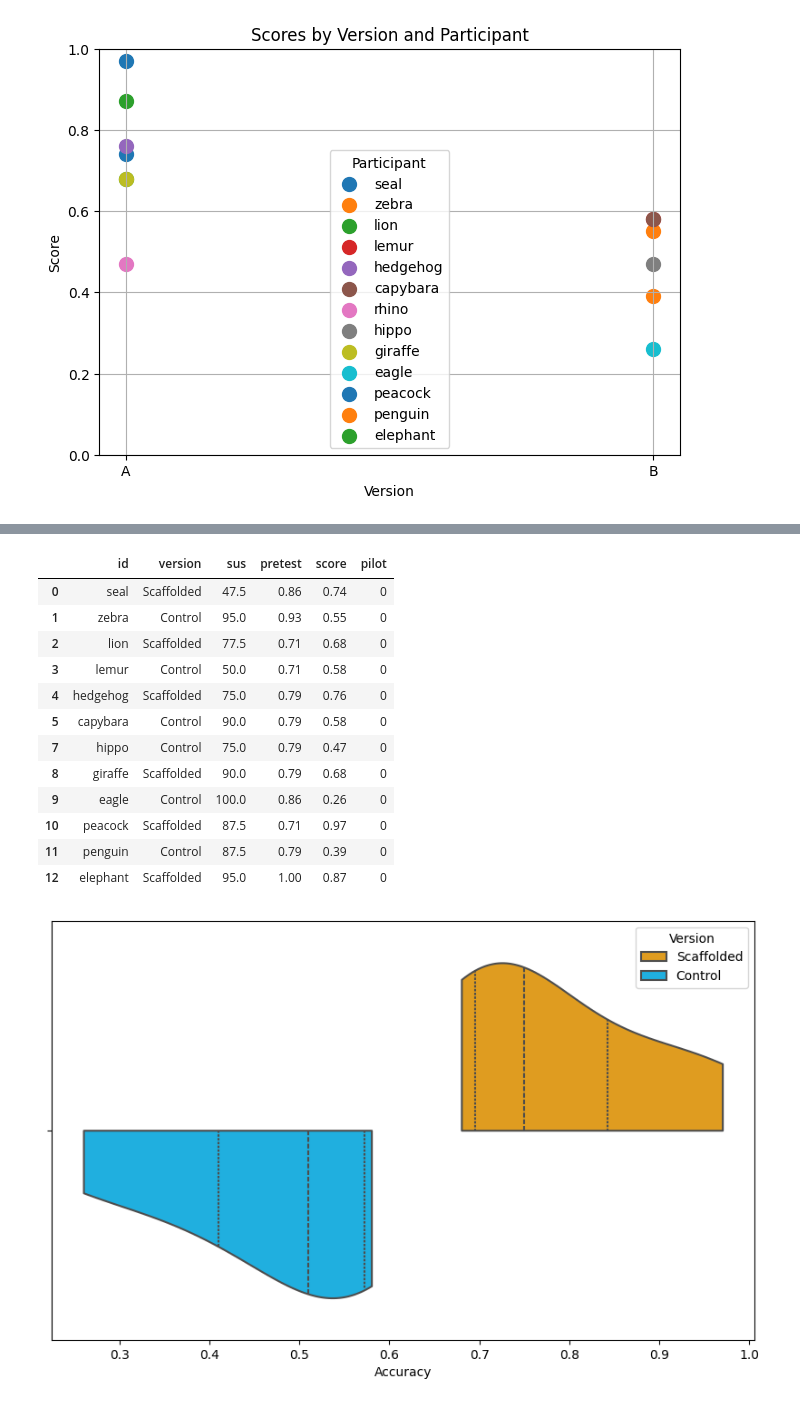
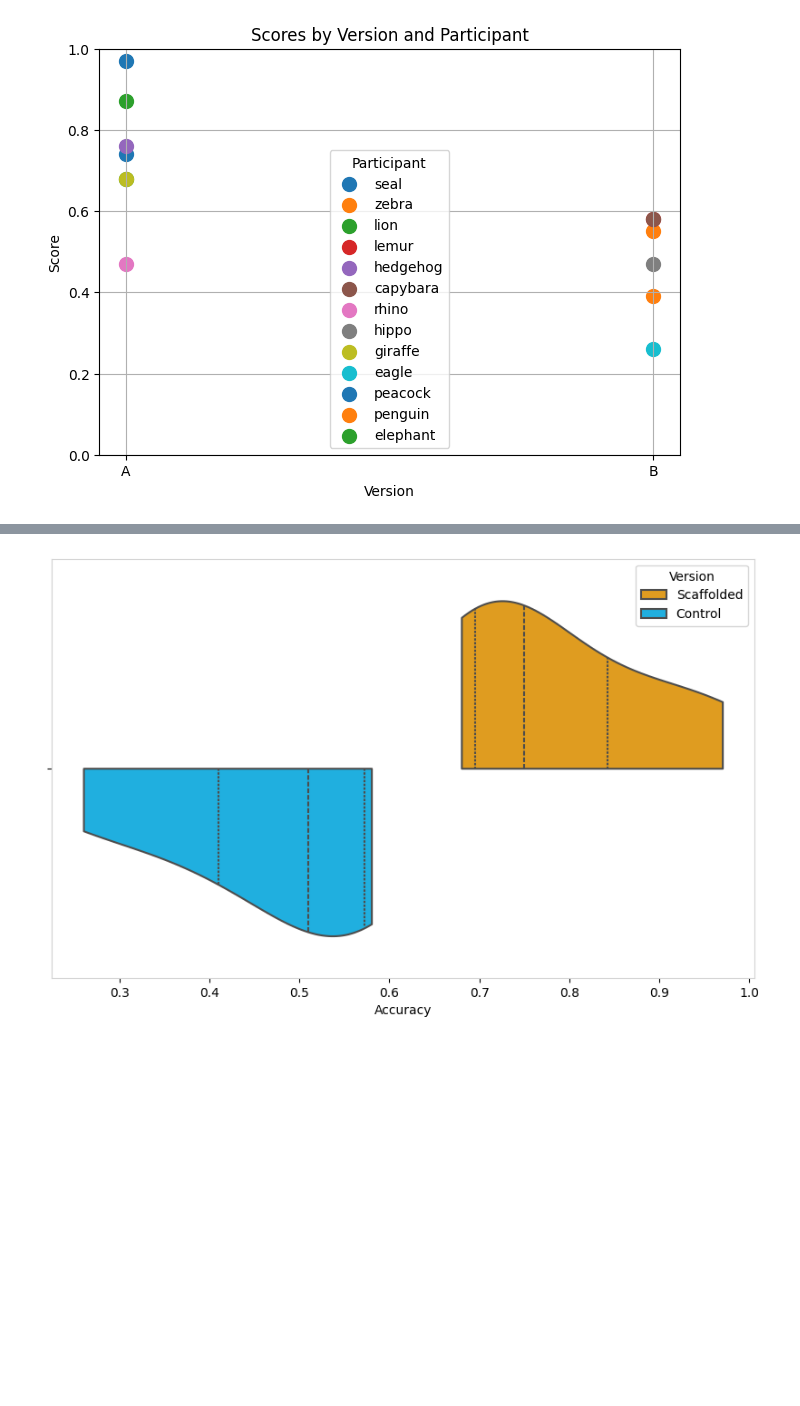
Before and after one commit to hsharriman/ender-scripts, a Jupyter notebook: Plottingv2.ipynb, the cells around one changed output, grey strips where cells are left out. Drawn from its saved outputs; the diff is of its cells as text; code cells hidden in the pictures; blank space fills up the shorter version.

```diff
--- a/Plottingv2.ipynb
+++ b/Plottingv2.ipynb
@@ -184,38 +272,24 @@ ValueError: Could not interpret value `questionType` for `x`. An entry with this
 # %%
 df = pd.read_csv(f"out/study/scores.csv")
 fig, ax = plt.subplots(figsize=(10, 6))
 df = df[(df.pilot == 0) & (df.id != "rhino")]
 df["version"] = df["version"].replace("B", "Control")
 df["version"] = df["version"].replace("A", "Scaffolded")
 
 g = sns.violinplot(
     x="score",
     hue="version",
     data=df,
     split=True,
     linewidth=1.5,
     palette={"Control": "deepskyblue", "Scaffolded": "orange"},
     cut=0,
     inner="quart",
     ax=ax
 )
 ax.set(xlabel='Accuracy')
 ax.legend(title="Version")
 fig = g.get_figure()
-fig.savefig("plots/scoreViolin2.png", bbox_inches='tight')
-df
+# fig.savefig("plots/scoreViolin2.png", bbox_inches='tight')
 # %% [output]
-|  | id | version | sus | pretest | score | pilot |
-| 0 | seal | Scaffolded | 47.5 | 0.86 | 0.74 | 0 |
-| 1 | zebra | Control | 95.0 | 0.93 | 0.55 | 0 |
-| 2 | lion | Scaffolded | 77.5 | 0.71 | 0.68 | 0 |
-| 3 | lemur | Control | 50.0 | 0.71 | 0.58 | 0 |
-| 4 | hedgehog | Scaffolded | 75.0 | 0.79 | 0.76 | 0 |
-| 5 | capybara | Control | 90.0 | 0.79 | 0.58 | 0 |
-| 7 | hippo | Control | 75.0 | 0.79 | 0.47 | 0 |
-| 8 | giraffe | Scaffolded | 90.0 | 0.79 | 0.68 | 0 |
-| 9 | eagle | Control | 100.0 | 0.86 | 0.26 | 0 |
-| 10 | peacock | Scaffolded | 87.5 | 0.71 | 0.97 | 0 |
-| 11 | penguin | Control | 87.5 | 0.79 | 0.39 | 0 |
-| 12 | elephant | Scaffolded | 95.0 | 1.00 | 0.87 | 0 |
-[figure, old version]
+[figure, new version]
```
Also changed, not shown: parts of 12 cells of this notebook, 7 other files.
